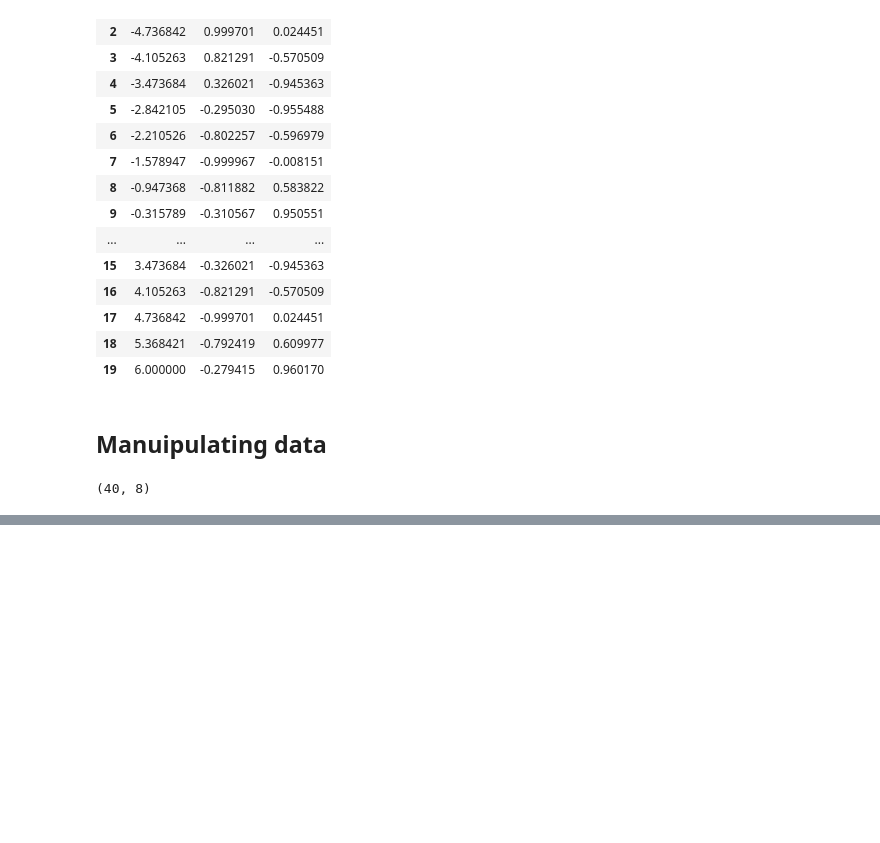
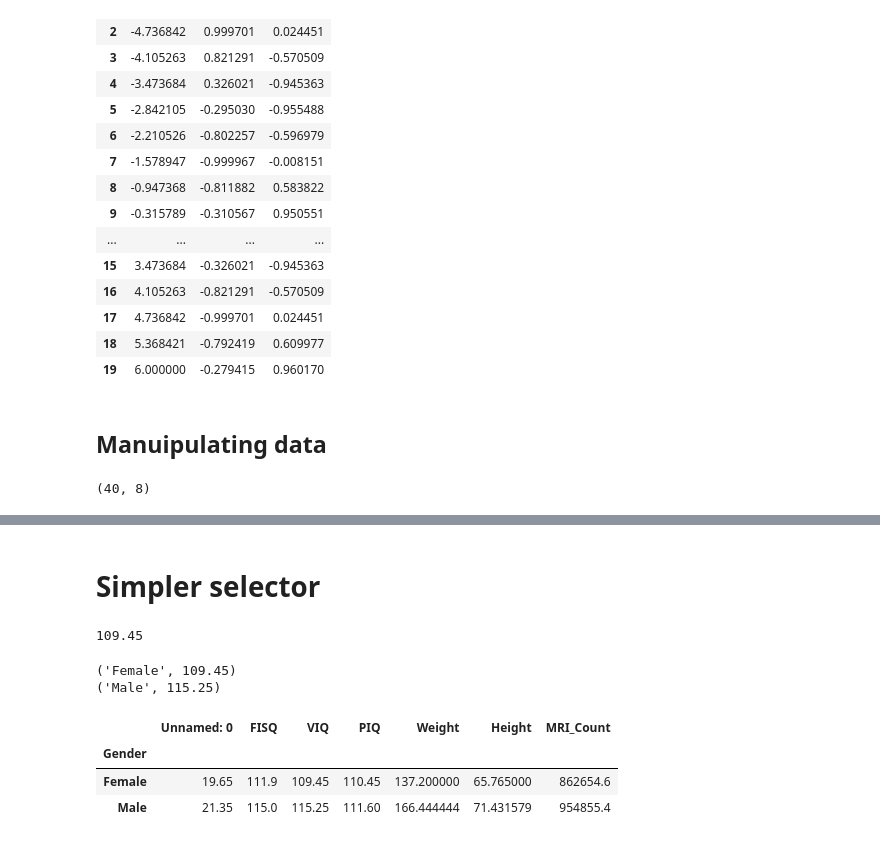
Before and after one commit to NoahKoenigs/Py_stats_and_plotting, a Jupyter notebook: stats_in_py_intro/Stats_in_py_intro.ipynb, the cells around one changed output, grey strips where cells are left out. Cells and saved outputs as stored; diff of their text form; code cells hidden in the pictures; blank space fills up the shorter version.

```diff
--- a/stats_in_py_intro/Stats_in_py_intro.ipynb
+++ b/stats_in_py_intro/Stats_in_py_intro.ipynb
@@ -70,2 +98,20 @@ NameError: name 'column_names' is not defined
 # %% [markdown]
-##
+# Simpler selector
+# %%
+>>> data[data['Gender'] == 'Female'] ['VIQ'].mean()
+# %% [output]
+109.45
+# %%
+>>> groupby_gender = data.groupby('Gender')
+>>> for gender, value in groupby_gender['VIQ']:
+    print((gender, value.mean()))
+# %% [output]
+('Female', 109.45)
+('Male', 115.25)
+# %%
+>>> groupby_gender.mean()
+# %% [output]
+|  | Unnamed: 0 | FISQ | VIQ | PIQ | Weight | Height | MRI_Count |
+| Gender |  |  |  |  |  |  |  |
+| Female | 19.65 | 111.9 | 109.45 | 110.45 | 137.200000 | 65.765000 | 862654.6 |
+| Male | 21.35 | 115.0 | 115.25 | 111.60 | 166.444444 | 71.431579 | 954855.4 |
```
Also changed, not shown: parts of 33 cells of this notebook.
